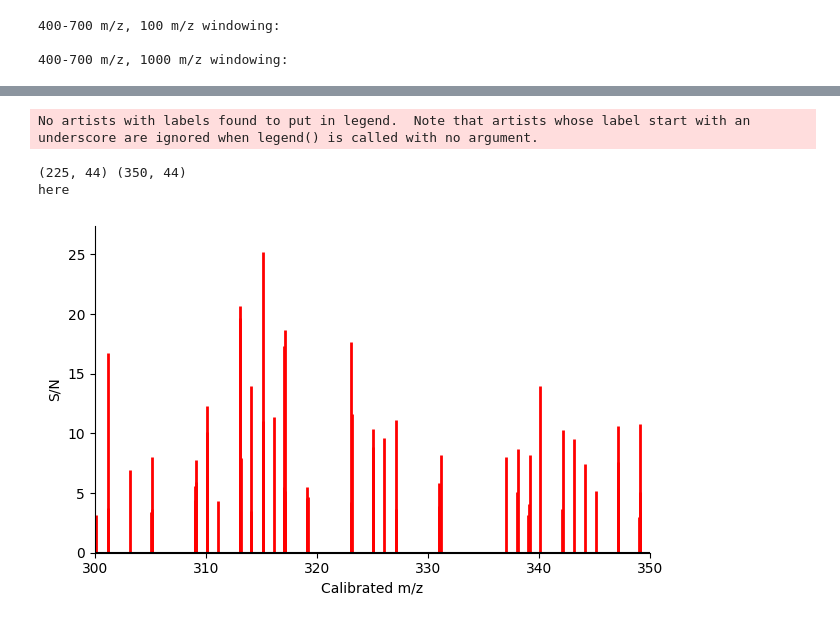
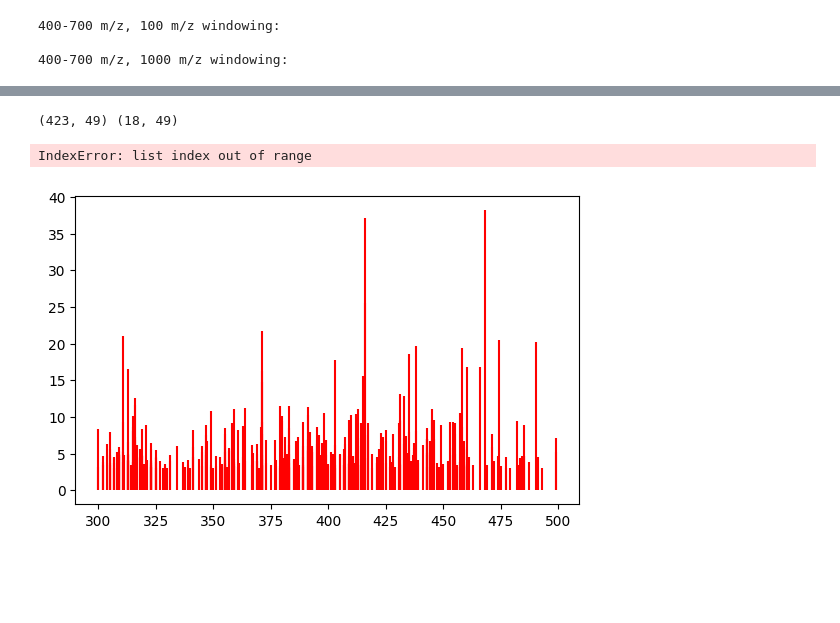
Before and after one commit to rboiteau/CoreMS, a Jupyter notebook: LC-21T-neg.ipynb, the cells around one changed output, grey strips where cells are left out. Cells and saved outputs as stored; diff of their text form; code cells hidden in the pictures; blank space fills up the shorter version.

```diff
--- a/LC-21T-neg.ipynb
+++ b/LC-21T-neg.ipynb
@@ -41,7 +44,7 @@ import importlib
 # %%
 # get files & parsers
 
-dir='/Volumes/Samsung_T5/NHMFL/2023_January_Christian/wastewater/Zorbax_5um_inject_1500ms/neg/subset'
+dir='/Volumes/Samsung_T5/NHMFL/2023_January_Christian/wastewater/Zorbax_5um_inject_1500ms/neg'
 flist=os.listdir(dir)
 os.chdir(dir)
 
@@ -50,7 +53,7 @@ os.chdir(dir)
 MSfiles={}
 
 for f in flist:
-    if ('.raw' in f) & ('._' not in f) & ('qh2o' not in f):
+    if ('.raw' in f) & ('._' not in f) :
         print(f)
         parser = rawFileReader.ImportMassSpectraThermoMSFileReader(f)
         MSfiles[f]={'parser': parser}
@@ -691,15 +891,18 @@ import matplotlib.gridspec as gridspec
 
 fig, ax2 = plt.subplots(figsize = (6.5,4))
 
-mz100_bs = unique_100mz_456 #lcmsfns.blankSubtract(unique_100mz, blnkthresh = 0.6)
-mzfull_bs = unique_fullmz_456 #lcmsfns.blankSubtract(unique_fullmz, blnkthresh = 0.6)
+mz100_bs = lcmsfns.blankSubtract(unique_100mz, blnkthresh = 0.6) #unique_100mz_456 #
+mzfull_bs = lcmsfns.blankSubtract(unique_fullmz, blnkthresh = 0.6) #unique_fullmz_456 #
 
 mzfull_bs_456 = mzfull_bs[(mzfull_bs['Calibrated m/z']>=300) & (mzfull_bs['Calibrated m/z']<=500)]
 
 mz100_cu = mz100_bs[(mz100_bs['Calibrated m/z']>=300) & (mz100_bs['Calibrated m/z']<=500) ]
 
-d1=lcmsfns.normMS(mz100_cu[mz100_cu['S']>0],mz100_cu[mz100_cu['S']>0])
-d2=lcmsfns.normMS(mzfull_bs_456[mzfull_bs_456['S']>0],mzfull_bs_456[mzfull_bs_456['S']>0])
+mz100_cu = mz100_cu[mz100_cu['F']>0]
+mzfull_bs_456=mzfull_bs_456[mzfull_bs_456['F']>0]
+
+d1=lcmsfns.normMS(mz100_cu, mz100_cu)
+d2=lcmsfns.normMS(mzfull_bs_456,mzfull_bs_456)
 
 #d1=mz100_bs[mz100_bs['Cu']>0]
 #d2=mzfull_bs_456[mzfull_bs_456['Cu']>0]
@@ -718,5 +921,9 @@ ax2.legend(handles, labels, bbox_to_anchor=(0.98, 0.5), loc='center left',frameo
 
 plt.tight_layout()
 plt.show()
+
+#(1738, 48) (1102, 48)
+
+#(1646, 49) (1064, 49)
 # %% [output]
 No artists with labels found to put in legend.  Note that artists whose label start with an underscore are ignored when legend() is called with no argument.
@@ -726,7 +946,12 @@ here
 # %%
+
+
 
 res = mz100_cu.loc[~mz100_cu['Molecular Formula'].isin(mzfull_bs_456['Molecular Formula'])]
 fullonly  = mzfull_bs_456.loc[~mzfull_bs_456['Molecular Formula'].isin(mz100_cu['Molecular Formula'])]
 
-print(np.shape(res),np.shape(mz100_cu), np.shape(mzfull_bs_456),  np.shape(fullonly))
+res = res[res['file'].str.contains('FinalEff')]
+fullonly = fullonly[fullonly['file'].str.contains('FinalEff')]
+
+print(np.shape(res), np.shape(fullonly))
 # %% [output]
@@ -736,44 +1009,42 @@ importlib.reload(icrms)
 importlib.reload(lcmsfns)
 import matplotlib.gridspec as gridspec
 
-res = mz100_cu.loc[~mz100_cu['Molecular Formula'].isin(mzfull_bs_456['Molecular Formula'])]
 
 #res = mzfull_bs_456.loc[~mzfull_bs_456['Molecular Formula'].isin(mz100_cu['Molecular Formula'])]
 
 fig, ax2 = plt.subplots(figsize = (6.5,4))
 
 mz100_bs = unique_100mz_456 #lcmsfns.blankSubtract(unique_100mz, blnkthresh = 0.6)
 mzfull_bs = unique_fullmz_456 #lcmsfns.blankSubtract(unique_fullmz, blnkthresh = 0.6)
 
 mzfull_bs_456 = mzfull_bs[(mzfull_bs['Calibrated m/z']>=300) & (mzfull_bs['Calibrated m/z']<=500)]
 
 mz100_cu = mz100_bs[(mz100_bs['Calibrated m/z']>=300) & (mz100_bs['Calibrated m/z']<=500) ]
 
-d1=lcmsfns.normMS(mz100_cu[mz100_cu['S']>0],mz100_cu[mz100_cu['S']>0])
+d2=lcmsfns.normMS(fullonly[fullonly['S']>0],fullonly[fullonly['S']>0])
 d1=lcmsfns.normMS(res[res['S']>0],res[res['S']>0])
 
 #d1=mz100_bs[mz100_bs['Cu']>0]
 #d2=mzfull_bs_456[mzfull_bs_456['Cu']>0]
 print(np.shape(d1),  np.shape(d2))
 
-ax2 = lcmsfns.plot_ms(df1=d1,   start_mz=300, end_mz=500,ax_ms=ax2, norm=False, colors = ['red'])
+ax2 = lcmsfns.plot_ms(df1=d1, df2=d2,  start_mz=300, end_mz=500,ax_ms=ax2, norm=False, colors = ['red'])
 
 sns.despine(ax=ax2)
 
 ax2.set_xlim(300,350)
 ax2.set_ylim(bottom=0)
 
 print('here')
 
 #ax2.legend(box_to_anchor=(0.98, 0.5), loc='center left',frameon=False, borderaxespad=0, title = 'Window Size', prop={'size': 8})
 
 plt.tight_layout()
 plt.show()
 # %% [output]
-No artists with labels found to put in legend.  Note that artists whose label start with an underscore are ignored when legend() is called with no argument.
+(423, 49) (18, 49)
-(225, 44) (350, 44)
-here
+IndexError: list index out of range
-[figure, old version]
+[figure, new version]
 # %%
 # 100 m/z window, error plots with blank substraction
 
```
Also changed, not shown: parts of 22 cells of this notebook, 2 other files.
